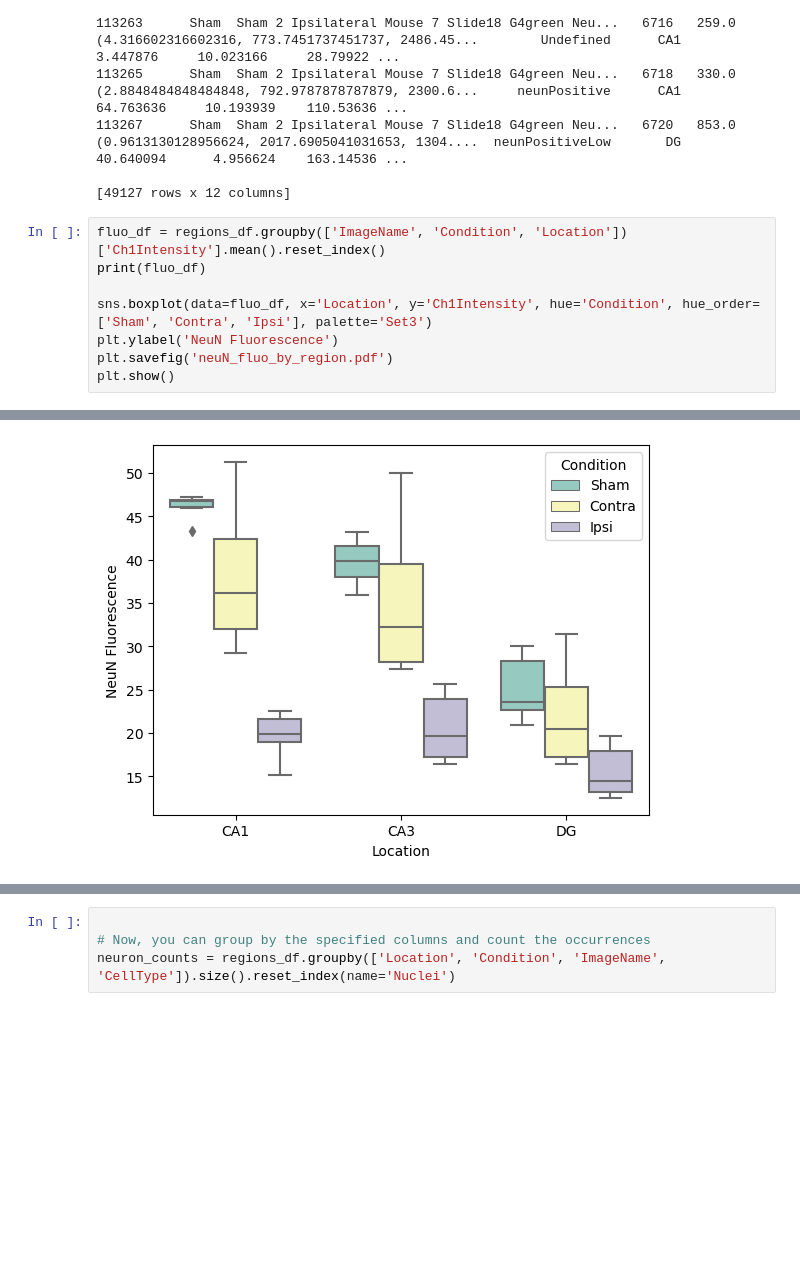
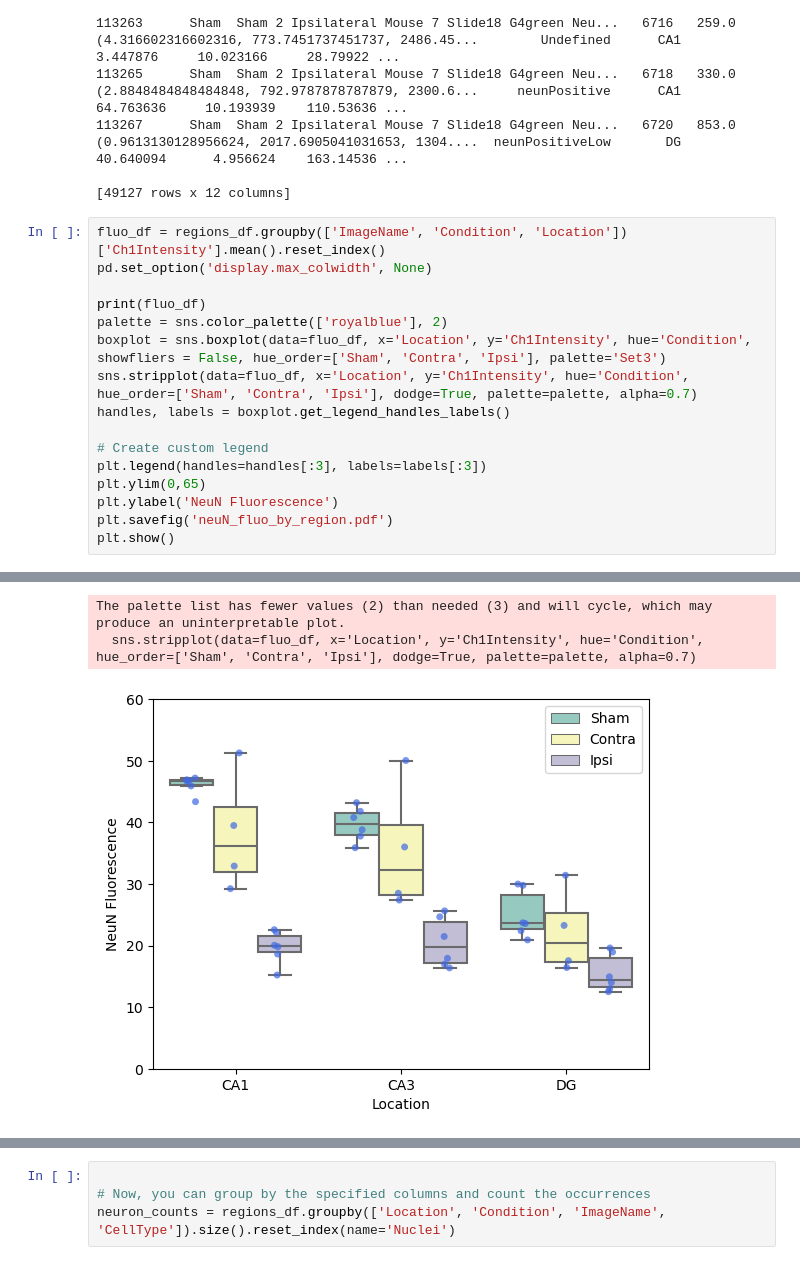
Before and after one commit to Dagnysd/nuclei_fork, a Jupyter notebook: dataAnalysisNotebooks/plotNeuronsByTypeAndRegion.ipynb, the cells around one changed output, grey strips where cells are left out. Drawn from its saved outputs; the diff is of its cells as text; blank space fills up the shorter version.

```diff
--- a/dataAnalysisNotebooks/plotNeuronsByTypeAndRegion.ipynb
+++ b/dataAnalysisNotebooks/plotNeuronsByTypeAndRegion.ipynb
@@ -31,9 +31,17 @@ print(regions_df)
 [49127 rows x 12 columns]
 # %%
 fluo_df = regions_df.groupby(['ImageName', 'Condition', 'Location'])['Ch1Intensity'].mean().reset_index()
+pd.set_option('display.max_colwidth', None)
+
 print(fluo_df)
+palette = sns.color_palette(['royalblue'], 2)
+boxplot = sns.boxplot(data=fluo_df, x='Location', y='Ch1Intensity', hue='Condition', showfliers = False, hue_order=['Sham', 'Contra', 'Ipsi'], palette='Set3')
+sns.stripplot(data=fluo_df, x='Location', y='Ch1Intensity', hue='Condition', hue_order=['Sham', 'Contra', 'Ipsi'], dodge=True, palette=palette, alpha=0.7)
+handles, labels = boxplot.get_legend_handles_labels()
 
-sns.boxplot(data=fluo_df, x='Location', y='Ch1Intensity', hue='Condition', hue_order=['Sham', 'Contra', 'Ipsi'], palette='Set3')
+# Create custom legend
+plt.legend(handles=handles[:3], labels=labels[:3])
+plt.ylim(0,65)
 plt.ylabel('NeuN Fluorescence')
 plt.savefig('neuN_fluo_by_region.pdf')
 plt.show()
@@ -58 +66,3 @@ plt.show()
+The palette list has fewer values (2) than needed (3) and will cycle, which may produce an uninterpretable plot.
+  sns.stripplot(data=fluo_df, x='Location', y='Ch1Intensity', hue='Condition', hue_order=['Sham', 'Contra', 'Ipsi'], dodge=True, palette=palette, alpha=0.7)
-[figure, old version]
+[figure, new version]
```
Also changed, not shown: parts of 9 cells of this notebook, 2 other files.
